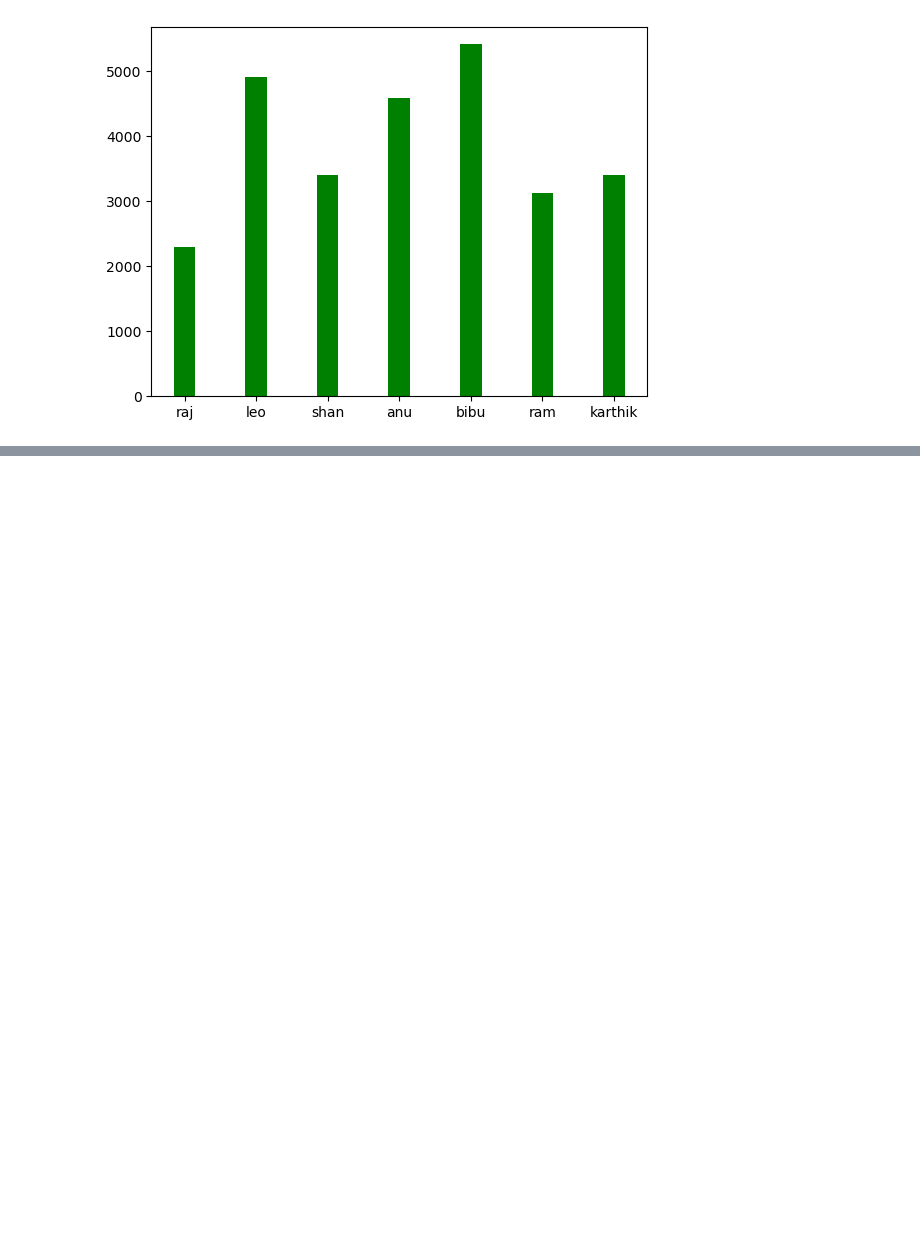
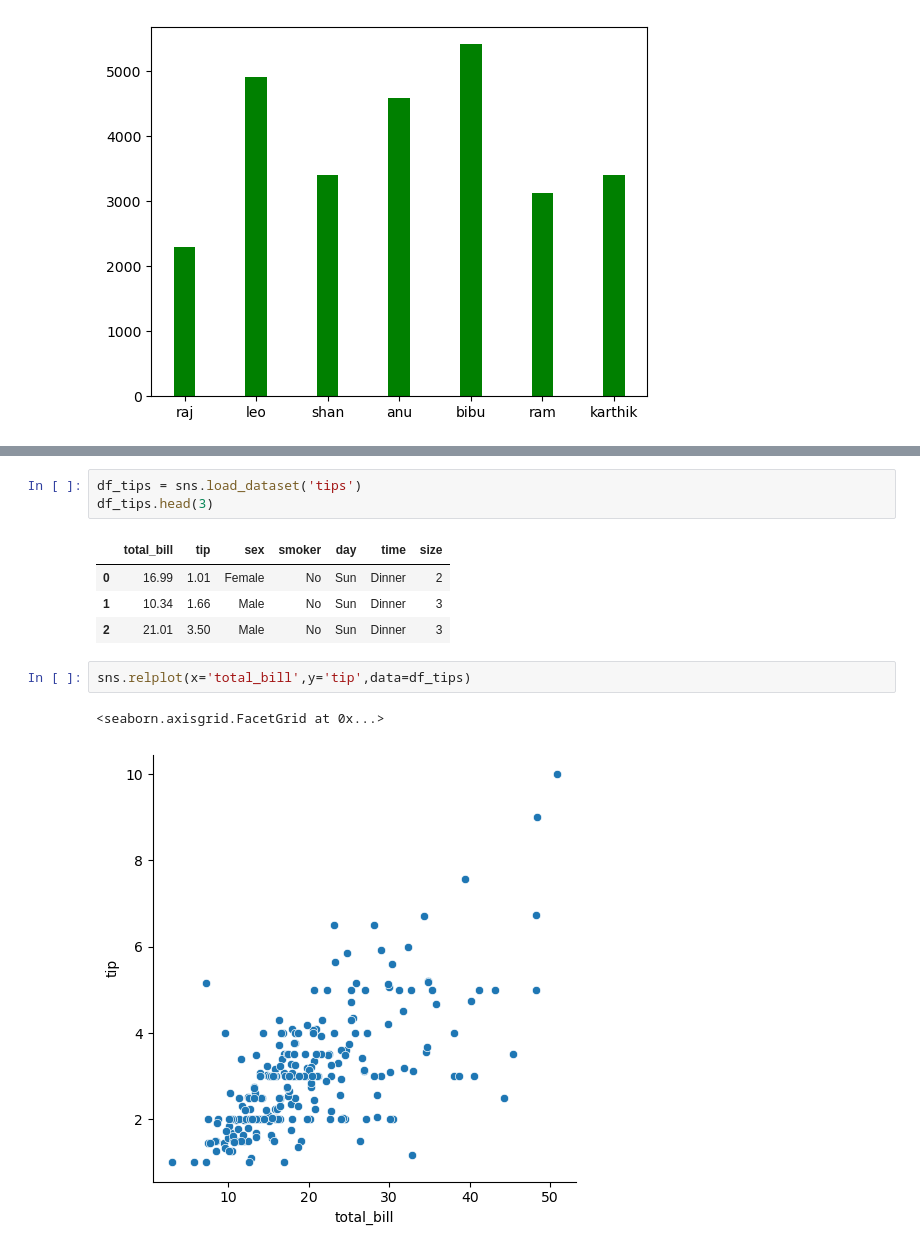
Before and after one commit to pakarthikstudent/DataEngineering__MLOps, a Jupyter notebook: DAY2/DE-2.ipynb, the cells around one changed output, grey strips where cells are left out. Drawn from its saved outputs; the diff is of its cells as text; blank space fills up the shorter version.

```diff
--- a/DAY2/DE-2.ipynb
+++ b/DAY2/DE-2.ipynb
@@ -420,0 +640,13 @@ plt.bar(df_dept['ename'],df_dept['ecost'],width=0.3,color='green')
+# %%
+df_tips = sns.load_dataset('tips')
+df_tips.head(3)
+# %% [output]
+|  | total_bill | tip | sex | smoker | day | time | size |
+| 0 | 16.99 | 1.01 | Female | No | Sun | Dinner | 2 |
+| 1 | 10.34 | 1.66 | Male | No | Sun | Dinner | 3 |
+| 2 | 21.01 | 3.50 | Male | No | Sun | Dinner | 3 |
+# %%
+sns.relplot(x='total_bill',y='tip',data=df_tips)
+# %% [output]
+<seaborn.axisgrid.FacetGrid at 0x...>
+[figure, added]
```
Also changed, not shown: parts of 16 cells of this notebook.
